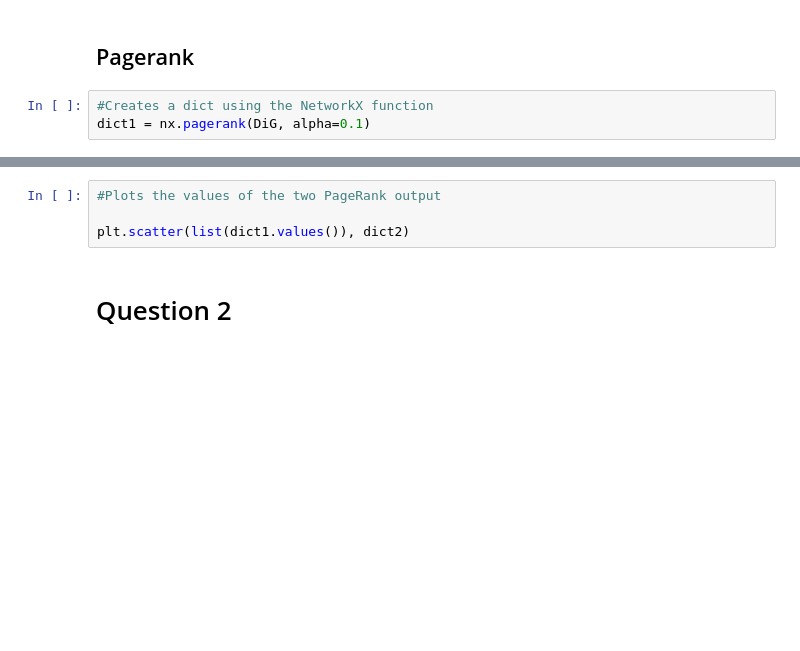
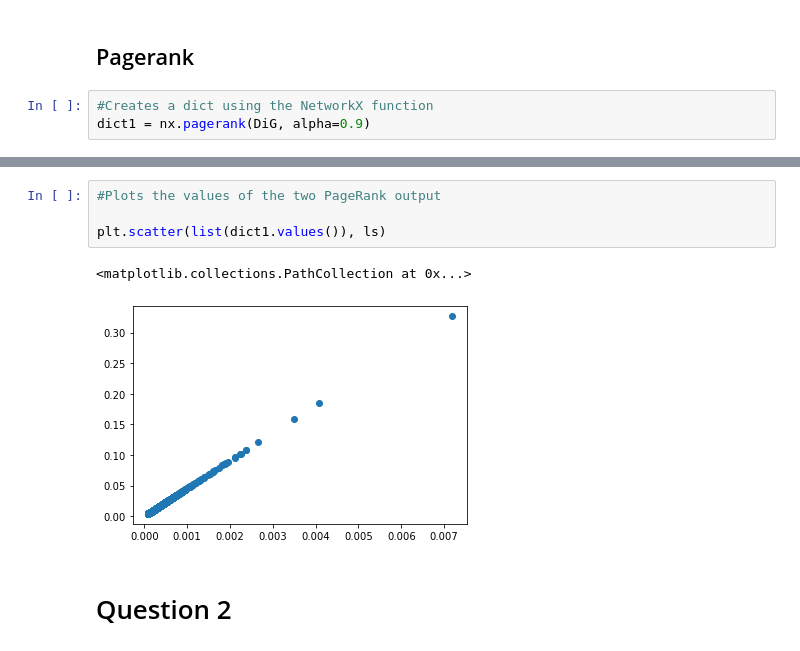
Before and after one commit to WDaugherty/ECE-5260, a Jupyter notebook: HW6/HW6_notebook.ipynb, the cells around one changed output, grey strips where cells are left out. Drawn from its saved outputs; the diff is of its cells as text; blank space fills up the shorter version.

```diff
--- a/HW6/HW6_notebook.ipynb
+++ b/HW6/HW6_notebook.ipynb
@@ -63,7 +69,7 @@ print(max(a.items(), key = lambda x: x[1]))
 ## Pagerank
 # %%
 #Creates a dict using the NetworkX function
-dict1 = nx.pagerank(DiG, alpha=0.1)
+dict1 = nx.pagerank(DiG, alpha=0.9)
 # %%
 #Plots the values of the NetworkX PageRank
 plt.scatter(list(dict1.keys()), list(dict1.values()))
@@ -114,7 +140,10 @@ plt.plot(dict2)
 # %%
 #Plots the values of the two PageRank output
 
-plt.scatter(list(dict1.values()), dict2)
+plt.scatter(list(dict1.values()), ls)
+# %% [output]
+<matplotlib.collections.PathCollection at 0x...>
+[figure, added]
 # %% [markdown]
 # Question 2
 # %% [markdown]
```
Also changed, not shown: parts of 10 cells of this notebook, 5 other files.
